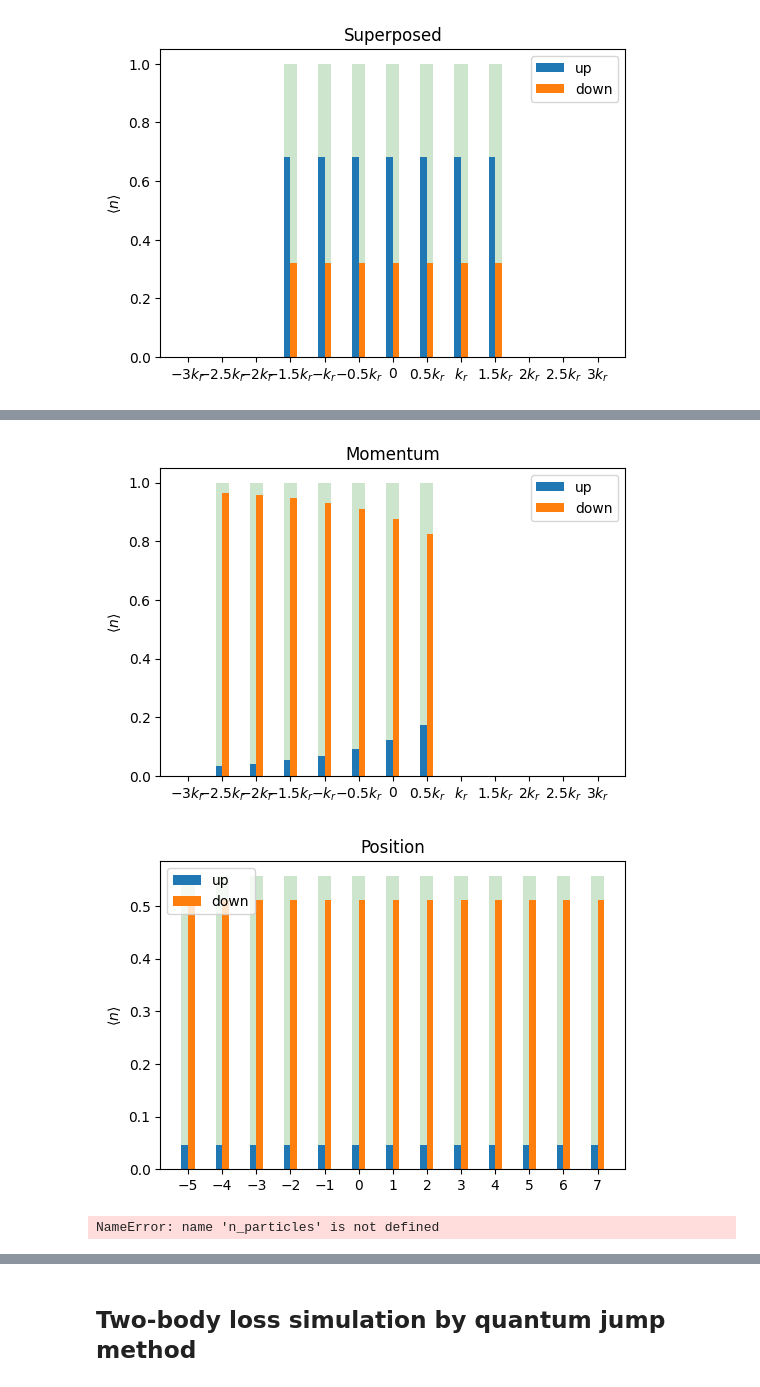
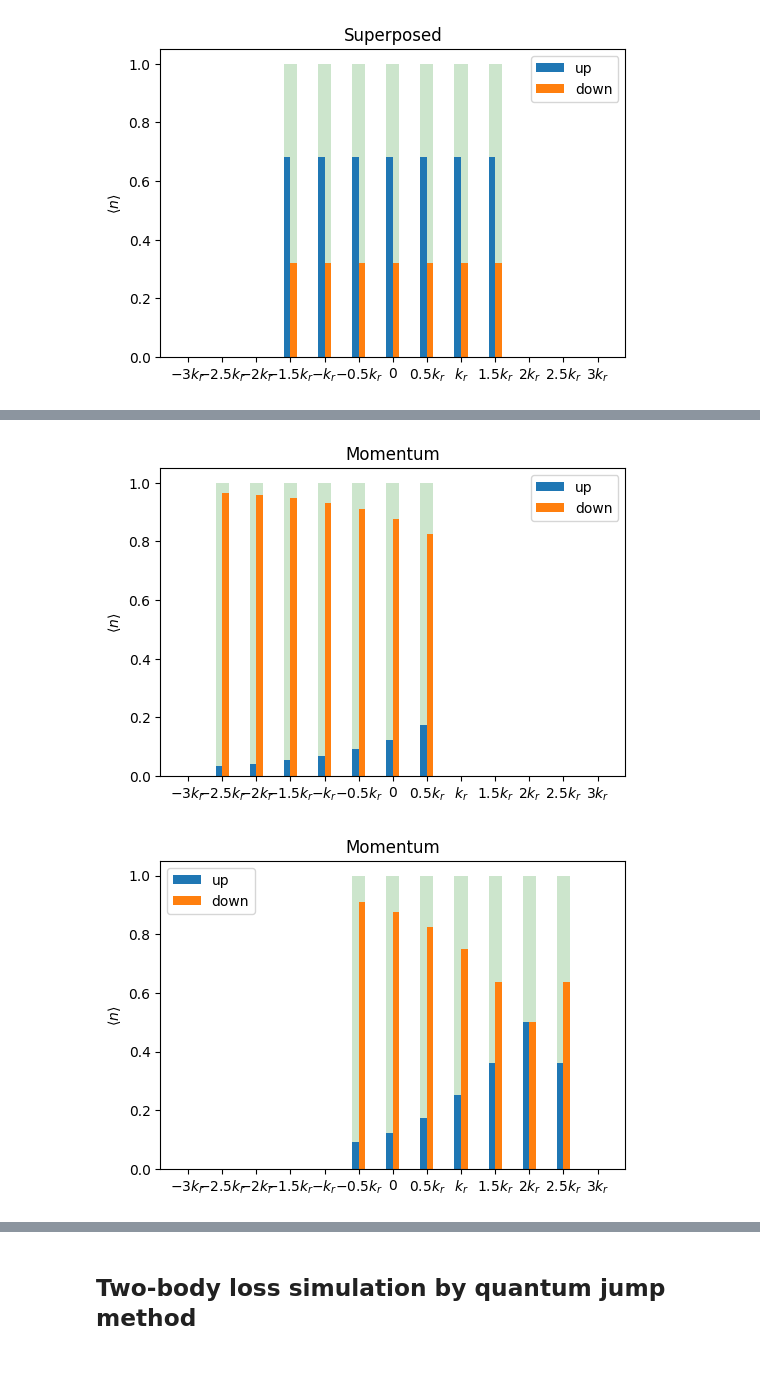
Before and after one commit to pco0511/yb-soc-two-body-loss, a Jupyter notebook: src/initial_state_test.ipynb, the cells around one changed output, grey strips where cells are left out. Drawn from its saved outputs; the diff is of its cells as text; code cells hidden in the pictures.

```diff
--- a/src/initial_state_test.ipynb
+++ b/src/initial_state_test.ipynb
@@ -194,32 +191,34 @@ array([-14.09465571])
 initial_nums = hilb.momentum_expected_numbers(soc_ground)
 plot_numbers(*initial_nums, tick_labels=k_tick_labels, title="Momentum")
 
-initial_nums = hilb.position_expected_numbers(soc_ground)
-plot_numbers(*initial_nums, title="Position")
+# initial_nums = hilb.position_expected_numbers(soc_ground)
+# plot_numbers(*initial_nums, title="Position")
 # %% [output]
 [figure]
-[figure, removed]
 # %%
 from quant_mech import ybsoc
 
-spectrum, _, _ = ybsoc.many_body_soc_spectrum(
+spectrum, lowlyings = ybsoc.manybody_spectrum(
     max_par_sub_hilb,
-    hbar, k_r, m_Yb, delta, omega_R
+    hbar, k_r, m_Yb, delta, omega_R,
+    allowed_momentum_modes = [5, 6, 7, 8, 9, 10, 11]
 )
 
+ss = next(iter(lowlyings))
+psi = hilb.from_single_states(ss)
+# n_lows = 256
+# eigenstates = np.zeros((n_lows, hilb.space_dim), dtype=np.complex128)
 
-lowlyings = ybsoc.lowlyings(
-    max_par_sub_hilb,
-    hbar, k_r, m_Yb, delta, omega_R
-)
+# cnt = 0
+# for ss in lowlyings:
+#     if cnt >= n_lows:
+#         break
+#     psi = hilb.from_single_states(ss)
+#     eigenstates[cnt, :] = psi
+#     cnt += 1
 
-cnt = 0
-for ss in lowlyings:
-    if cnt > 5:
-        break
-    psi = hilb.from_single_states(ss)
-    initial_nums = hilb.momentum_expected_numbers(psi)
-    plot_numbers(*initial_nums, tick_labels=k_tick_labels, title="Momentum")
-    cnt += 1
+
+initial_nums = hilb.momentum_expected_numbers(psi)
+plot_numbers(*initial_nums, tick_labels=k_tick_labels, title="Momentum")
 # %% [output]
-NameError: name 'n_particles' is not defined
+[figure, added]
```
Also changed, not shown: parts of 6 cells of this notebook, 8 other files.
